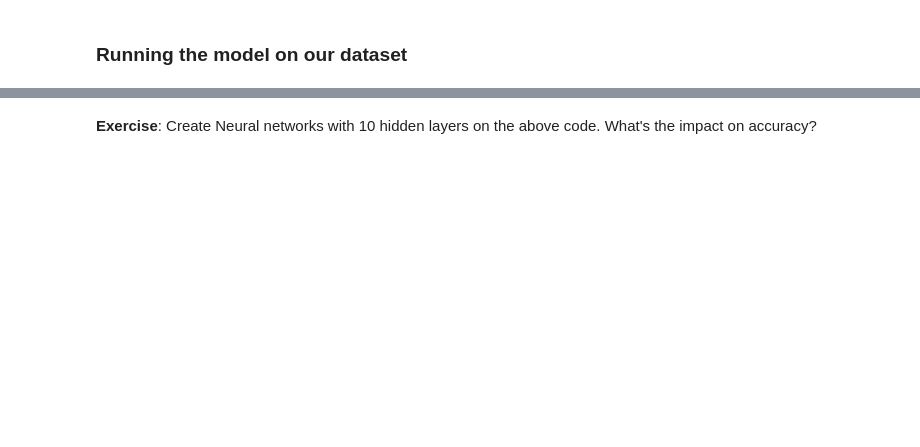
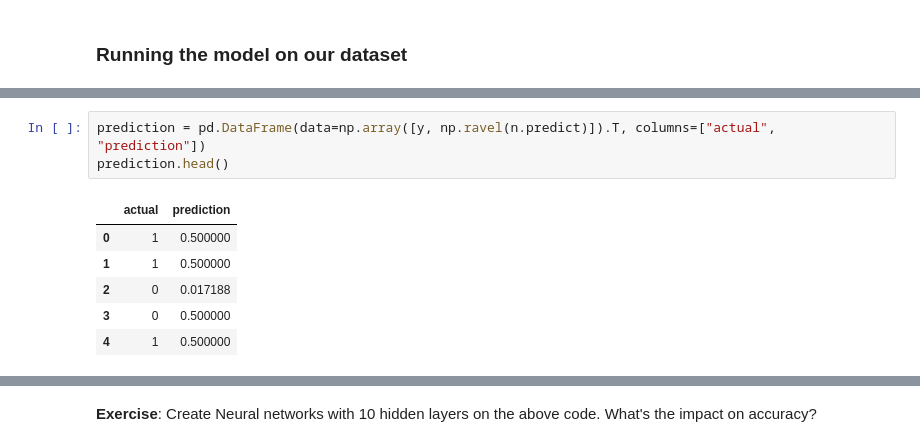
Before and after one commit to rouseguy/intro2deeplearning, a Jupyter notebook: notebooks/1. Introduction to Artificial Neural Networks.ipynb, the cells around one changed output, grey strips where cells are left out. Drawn from its saved outputs; the diff is of its cells as text; blank space fills up the shorter version.

```diff
--- a/notebooks/1. Introduction to Artificial Neural Networks.ipynb
+++ b/notebooks/1. Introduction to Artificial Neural Networks.ipynb
@@ -296,0 +314,10 @@ error 49.33416
+# %%
+prediction = pd.DataFrame(data=np.array([y, np.ravel(n.predict)]).T, columns=["actual", "prediction"])
+prediction.head()
+# %% [output]
+|  | actual | prediction |
+| 0 | 1 | 0.500000 |
+| 1 | 1 | 0.500000 |
+| 2 | 0 | 0.017188 |
+| 3 | 0 | 0.500000 |
+| 4 | 1 | 0.500000 |
```
Also changed, not shown: parts of 12 cells of this notebook.
